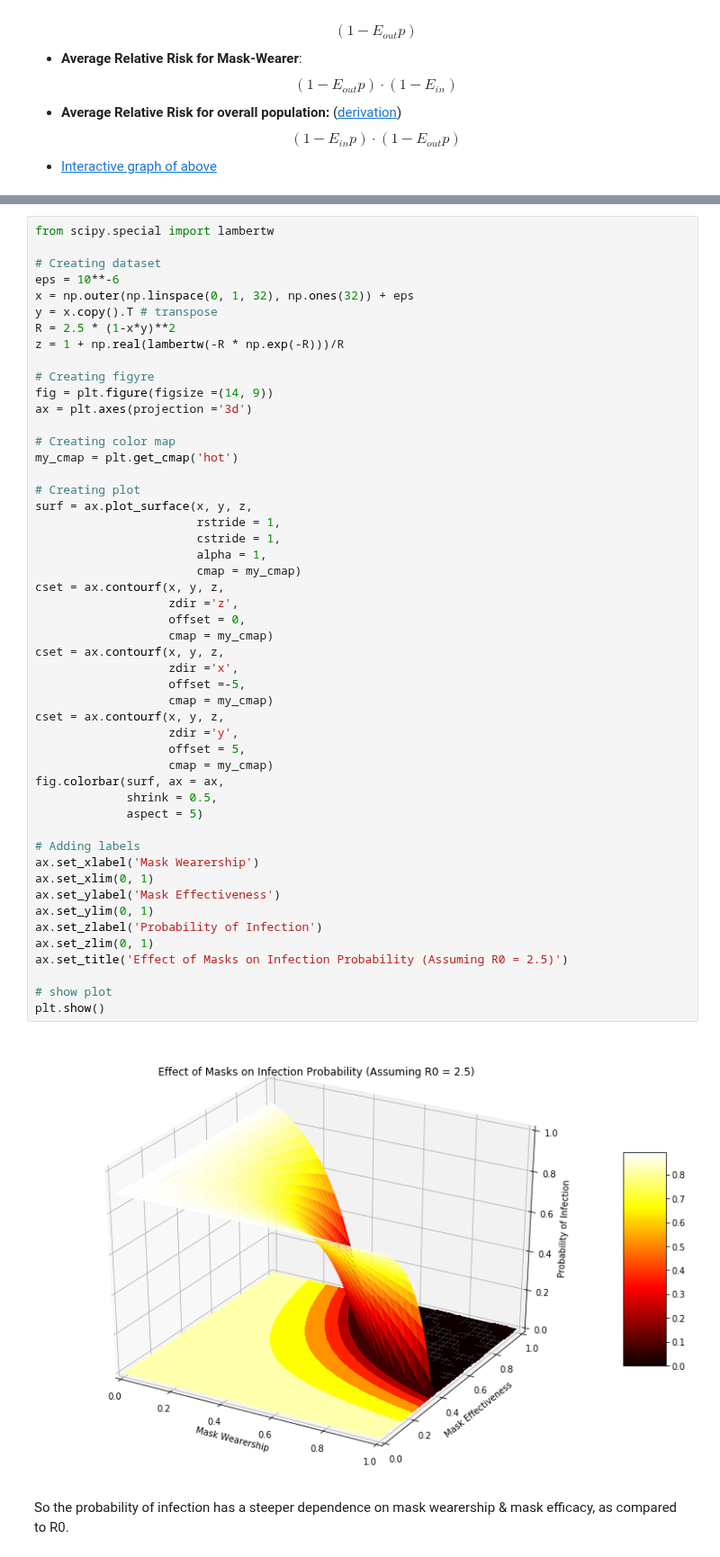
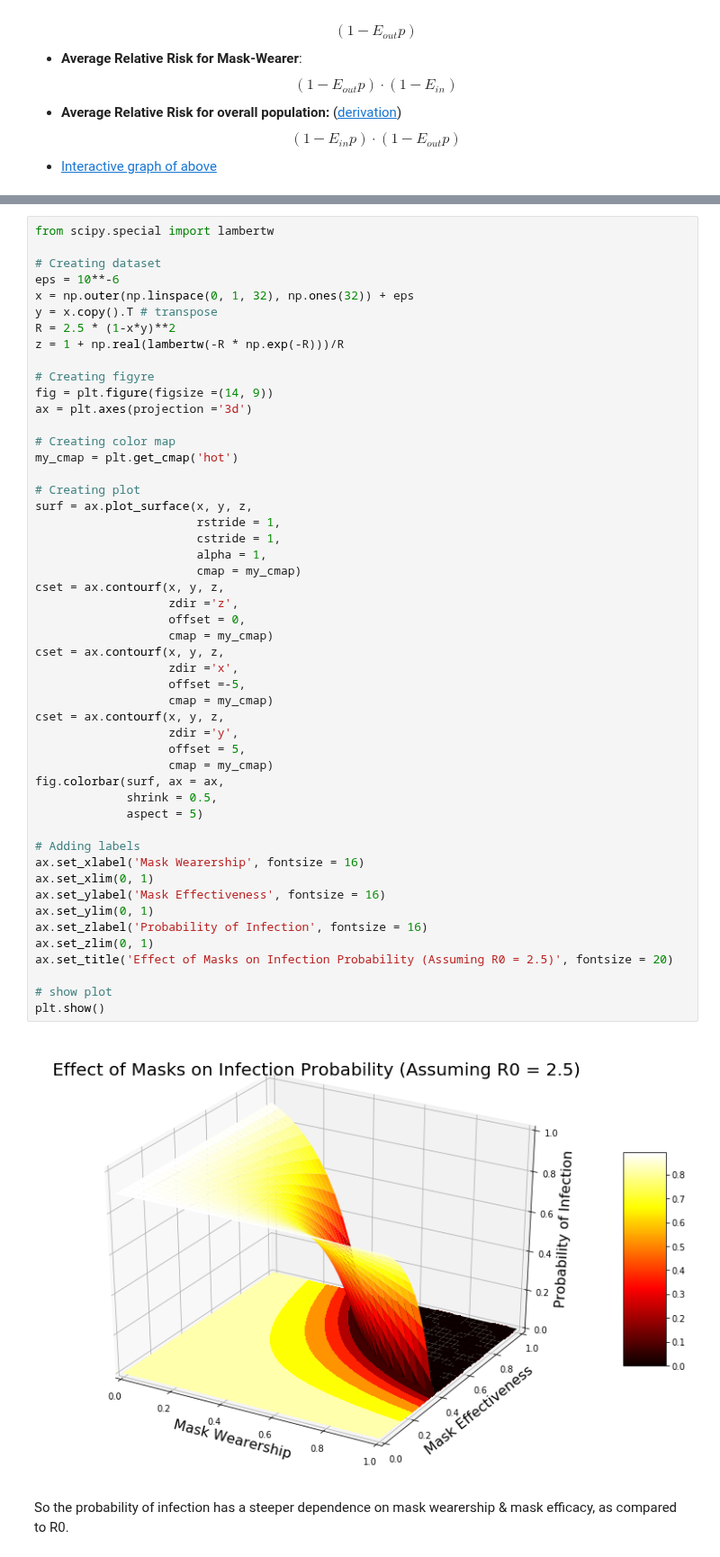
Before and after one commit to aatishb/maskmath, a Jupyter notebook: model/The Collective Benefit of Wearing Masks.ipynb, the cells around one changed output, grey strips where cells are left out. Shown at 90% size. Drawn from its saved outputs; the diff is of its cells as text.

```diff
--- a/model/The Collective Benefit of Wearing Masks.ipynb
+++ b/model/The Collective Benefit of Wearing Masks.ipynb
@@ -139,38 +137,38 @@ my_cmap = plt.get_cmap('hot')
 # Creating plot
 surf = ax.plot_surface(x, y, z,
                        rstride = 1,
                        cstride = 1,
                        alpha = 1,
                        cmap = my_cmap)
 cset = ax.contourf(x, y, z,
                    zdir ='z',
                    offset = 0,
                    cmap = my_cmap)
 cset = ax.contourf(x, y, z,
                    zdir ='x',
                    offset =-5,
                    cmap = my_cmap)
 cset = ax.contourf(x, y, z,
                    zdir ='y',
                    offset = 5,
                    cmap = my_cmap)
 fig.colorbar(surf, ax = ax,
              shrink = 0.5,
              aspect = 5)
 
 # Adding labels
-ax.set_xlabel('Mask Wearership')
+ax.set_xlabel('Mask Wearership', fontsize = 16)
 ax.set_xlim(0, 1)
-ax.set_ylabel('Mask Effectiveness')
+ax.set_ylabel('Mask Effectiveness', fontsize = 16)
 ax.set_ylim(0, 1)
-ax.set_zlabel('Probability of Infection')
+ax.set_zlabel('Probability of Infection', fontsize = 16)
 ax.set_zlim(0, 1)
-ax.set_title('Effect of Masks on Infection Probability (Assuming R0 = 2.5)')
+ax.set_title('Effect of Masks on Infection Probability (Assuming R0 = 2.5)', fontsize = 20)
 
 # show plot
 plt.show()
 # %% [output]
-[figure, old version]
+[figure, new version]
 # %% [markdown]
 So the probability of infection has a steeper dependence on mask wearership & mask efficacy, as compared to R0.
 # %% [markdown]
```
Also changed, not shown: parts of 4 cells of this notebook.
